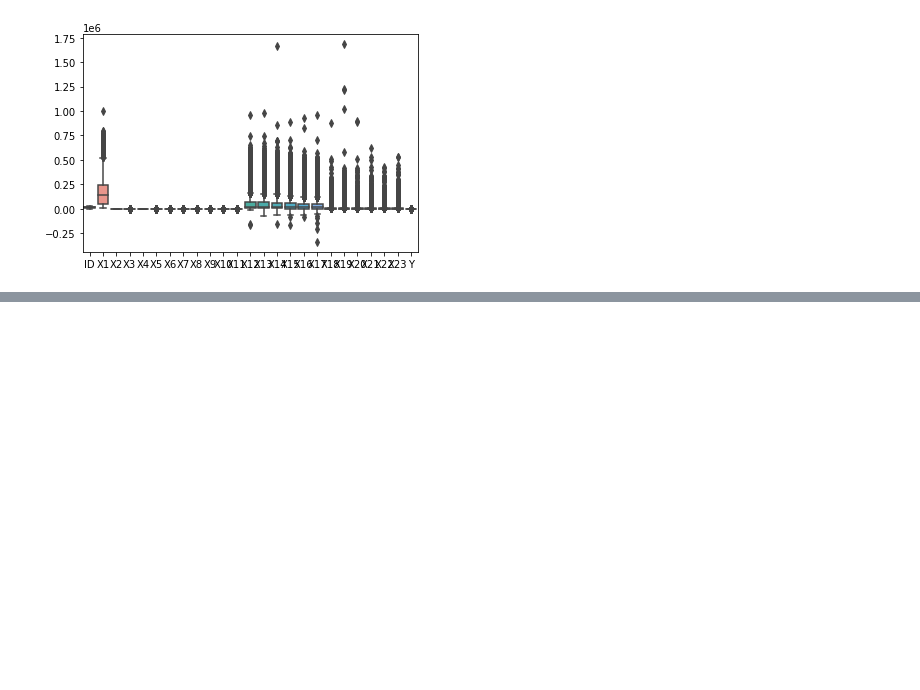
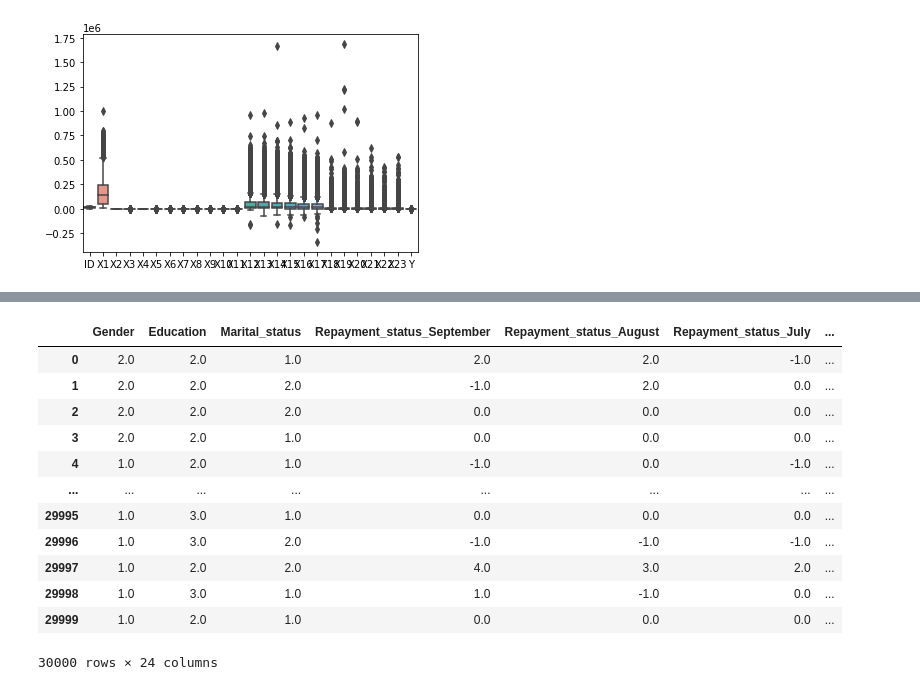
Before and after one commit to PosgradoMNA/actividades-de-aprendizaje-JulioperezA01793880, a Jupyter notebook: visualizacion_DS_Julio_perez_AA01793880.ipynb, the cells around one changed output, grey strips where cells are left out. Cells and saved outputs as stored; diff of their text form; code cells hidden in the pictures; blank space fills up the shorter version.

```diff
--- a/visualizacion_DS_Julio_perez_AA01793880.ipynb
+++ b/visualizacion_DS_Julio_perez_AA01793880.ipynb
@@ -156,0 +178,37 @@ sns.boxplot(data=df)
+# %%
+ #6. Escala los datos, si consideras necesario
+
+from sklearn.preprocessing import RobustScaler, MinMaxScaler, StandardScaler
+variables_categoricas = [ 'Gender', 'Education', 'Marital_status', 'Repayment_status_September', 'Repayment_status_August',
+       'Repayment_status_July', 'Repayment_status_June', 'Repayment_status_May', 'Repayment_status_April']
+
+
+variables_numericas = ['Amount_Credit', 'Age', 'Amount_bill_statement_September_2005',
+        'Amount_bill_statement_August_2005', 'Amount_bill_statement_July_2005', 'Amount_bill_statement_June_2005', 'Amount_bill_statement_May_2005',
+        'Amount_bill_statement_April_2005','Amount_paid_September_2005', 'Amount_paid_August_2005', 'Amount_paid_July_2005', 'Amount_paid_June_2005',
+        'Amount_paid_May_2005','Amount_paid_April_2005']
+
+
+# para un mejor analicis es nesesario escalar la cantidad de pago que son valores siginificantes
+# para ello se utilizara la tecnica de  MinMaxScaler con valores del 0-1
+
+minMaxScaler = MinMaxScaler(feature_range=(0,1))
+df_tranform = minMaxScaler.fit_transform(df[variables_numericas])
+df_tranform = pd.DataFrame(df_tranform, columns=variables_numericas)
+df_tranform = pd.concat([df[variables_categoricas],df_tranform,df['y']], axis=1)
+
+df_tranform
+# %% [output]
+|  | Gender | Education | Marital_status | Repayment_status_September | Repayment_status_August | Repayment_status_July | ... |
+| 0 | 2.0 | 2.0 | 1.0 | 2.0 | 2.0 | -1.0 | ... |
+| 1 | 2.0 | 2.0 | 2.0 | -1.0 | 2.0 | 0.0 | ... |
+| 2 | 2.0 | 2.0 | 2.0 | 0.0 | 0.0 | 0.0 | ... |
+| 3 | 2.0 | 2.0 | 1.0 | 0.0 | 0.0 | 0.0 | ... |
+| 4 | 1.0 | 2.0 | 1.0 | -1.0 | 0.0 | -1.0 | ... |
+| ... | ... | ... | ... | ... | ... | ... | ... |
+| 29995 | 1.0 | 3.0 | 1.0 | 0.0 | 0.0 | 0.0 | ... |
+| 29996 | 1.0 | 3.0 | 2.0 | -1.0 | -1.0 | -1.0 | ... |
+| 29997 | 1.0 | 2.0 | 2.0 | 4.0 | 3.0 | 2.0 | ... |
+| 29998 | 1.0 | 3.0 | 1.0 | 1.0 | -1.0 | 0.0 | ... |
+| 29999 | 1.0 | 2.0 | 1.0 | 0.0 | 0.0 | 0.0 | ... |
+30000 rows × 24 columns
```
Also changed, not shown: parts of 9 cells of this notebook.
